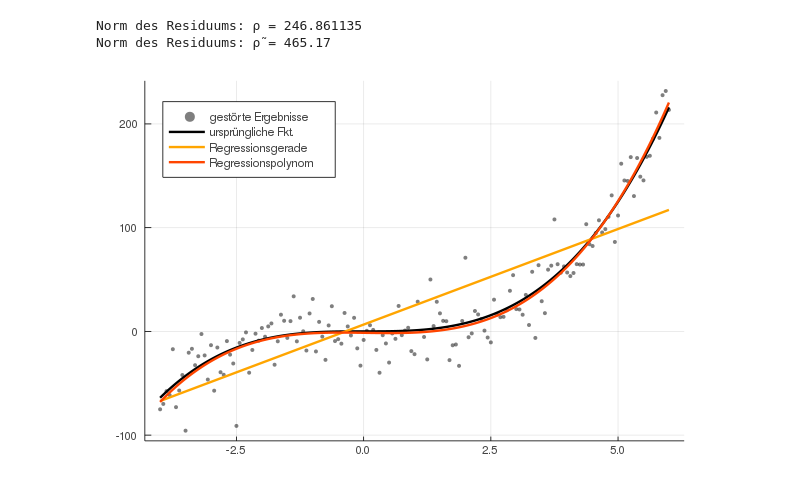
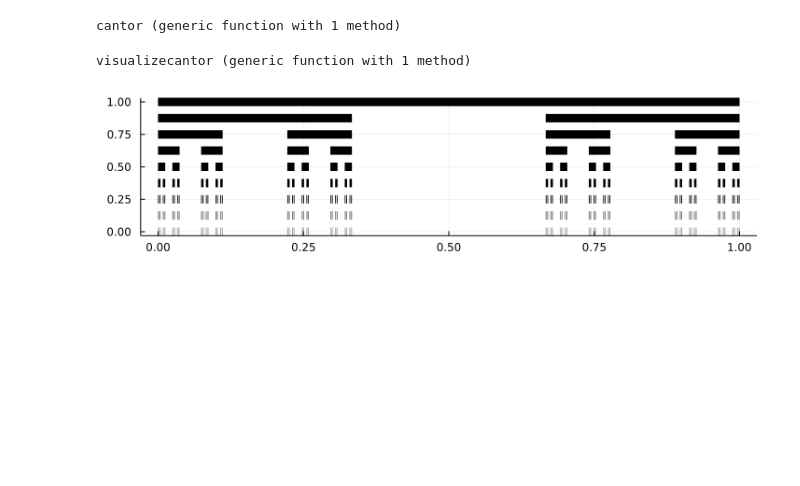
Before and after one commit to Ooooscar/My_Sample_Projects, a Jupyter notebook: Regression.ipynb, the cells around one changed output. Drawn from its saved outputs; the diff is of its cells as text; code cells hidden in the pictures; blank space fills up the shorter version.

```diff
--- a/Regression.ipynb
+++ b/Regression.ipynb
@@ -6,38 +1,33 @@ using Printf
-# %%
-Random.seed!(42)
-
-t = -4:1/16:6
-m = length(t)
-
-deg = 3
-n = deg+1
-f₀(x) = x.^3                 # ursprüngliche Funktion
-
-A = t.^((0:deg)')            # Vandermonde-Matrix
-b = f₀(t) + 20*randn(m)      # gestörte "Messergebnisse"
-scatter(t, b, m=(3,0.5,:black,stroke(0)),
-        lab="gestörte Ergebnisse", legend=:topleft)
-
-# Lösung des Ausgleichsproblems mit Orthogonalisierung der Designmatrix
-
-R = qr([A b]).R
-k = R[1:n,1:n]\R[1:n,n+1]
-ρ = R[n+1,n+1]
-@printf "Norm des Residuums: ρ = %f" abs(ρ)
-@printf "\n"
-
-R̃ = qr([ones(Int,m) t b]).R
-k̃ = R̃[1:2,1:2]\R̃[1:2,3]
-ρ̃ = R̃[3,3]
-@printf "Norm des Residuums: ρ̃ = %.2f" abs(ρ̃)
-
-f(x) = (k' * x'.^(0:deg))'
-f̃(x) = k̃[1] .+ k̃[2]*x
-x = -4:(1/64):6
-plot!(x, f₀(x), color=:black, width=2, lab="ursprüngliche Fkt.")
-plot!(x, f̃(x), color=:orange, width=2, lab="Regressionsgerade")
-plot!(x, f(x), color=:orangered, width=2, lab="Regressionspolynom")
-# %% [output]
-Norm des Residuums: ρ = 246.861135
-Norm des Residuums: ρ̃ = 465.17
-[figure, removed]
+# %%
+using Plots
+
+function cantor(p, q, n, fig, w)
+    # plot if level n is zero
+    if iszero(n)
+        plot!(fig, [p[1], q[1]], [p[2], q[2]], c=:black, w=w, lab="")
+    else
+        # otherwise recurse into the first third ...
+        cantor(p, p + (q-p) / 3.0, n-1, fig, w)
+        # and into the last third
+        cantor(p + 2(q-p) / 3.0, q, n-1, fig, w)
+    end
+    return nothing
+end
+# %% [output]
+cantor (generic function with 1 method)
+# %%
+function visualizecantor(k::Int)
+    p = plot(size = (720, 180))
+    k == 0 && return nothing
+    w = Int(trunc(72/k))
+    for i in 0:k
+        cantor([0,1-i/k],[1,1-i/k],i,p,w)
+    end
+    p
+end
+# %% [output]
+visualizecantor (generic function with 1 method)
+# %%
+visualizecantor(8) |> plot
+# %% [output]
+[figure, added]
```
Also changed, not shown: parts of 9 cells of this notebook.
